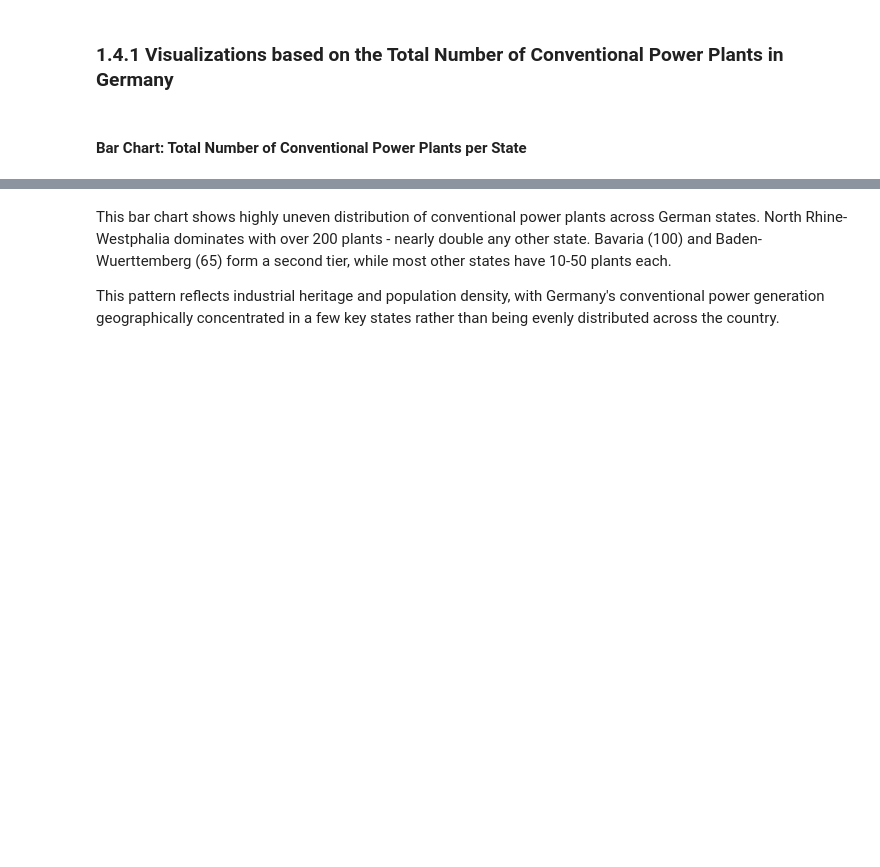
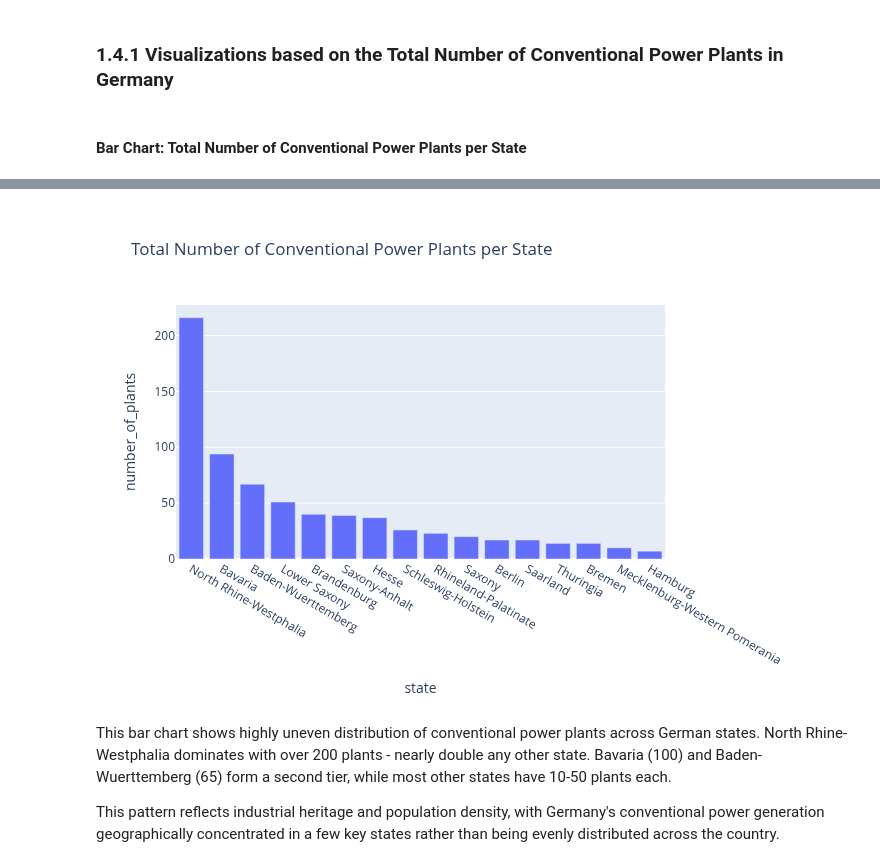
Before and after one commit to lilalaser/Work_in_Progress-Python_EDA_German_Power_Plants, a Jupyter notebook: Notebook_EDA_German_Power_Plants.ipynb, the cells around one changed output, grey strips where cells are left out. Cells and saved outputs as stored; diff of their text form; code cells hidden in the pictures; blank space fills up the shorter version.

```diff
--- a/Notebook_EDA_German_Power_Plants.ipynb
+++ b/Notebook_EDA_German_Power_Plants.ipynb
@@ -710,6 +712,16 @@ This section provides a visual overview of Germany’s conventional power plants
 The visualizations include bar charts, pie charts, and violin plots to show how different energy sources contribute to Germany’s conventional energy mix. Additional heatmaps highlight when new plants were commissioned and when older ones were decommissioned, offering insights into long-term shifts from coal and nuclear towards natural gas and other fuels.
 # %% [markdown]
 ### 1.4.1 Visualizations based on the Total Number of Conventional Power Plants in Germany
+# %%
+# Function for plotly figures so that they remain interactive in the notebook but are embedded as a
+# static .png in github
+
+def show_fig(fig):
+    fig.show()
+    with tempfile.NamedTemporaryFile(suffix='.png', delete=False) as tmp:  # create temporary .png
+        png_path = tmp.name
+    fig.write_image(png_path)    # save .png
+    display(Image(png_path))
 # %% [markdown]
 #### Bar Chart: Total Number of Conventional Power Plants per State
 # %%
@@ -720,5 +732,5 @@ fig = px.bar(
     y='number_of_plants',
     title='Total Number of Conventional Power Plants per State'
 )
-fig.show()
+show_fig(fig)
 # %% [output]
@@ -726,3 +737,4 @@ fig.show()
+[figure, added]
 # %% [markdown]
 This bar chart shows highly uneven distribution of conventional power plants across German states. North Rhine-Westphalia dominates with over 200 plants - nearly double any other state. Bavaria (100) and Baden-Wuerttemberg (65) form a second tier, while most other states have 10-50 plants each.
 
```
Also changed, not shown: parts of 27 cells of this notebook.
